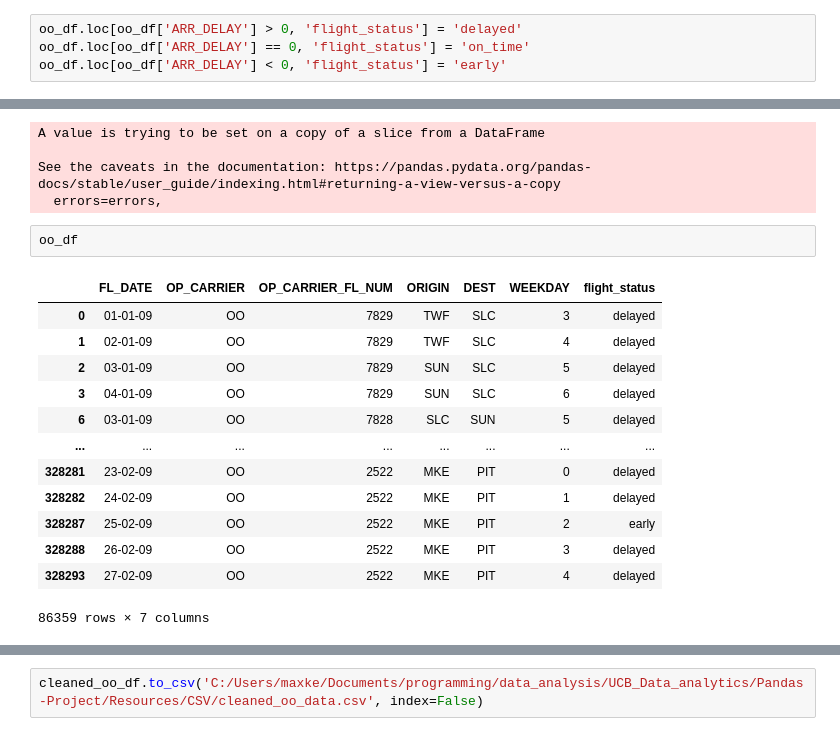
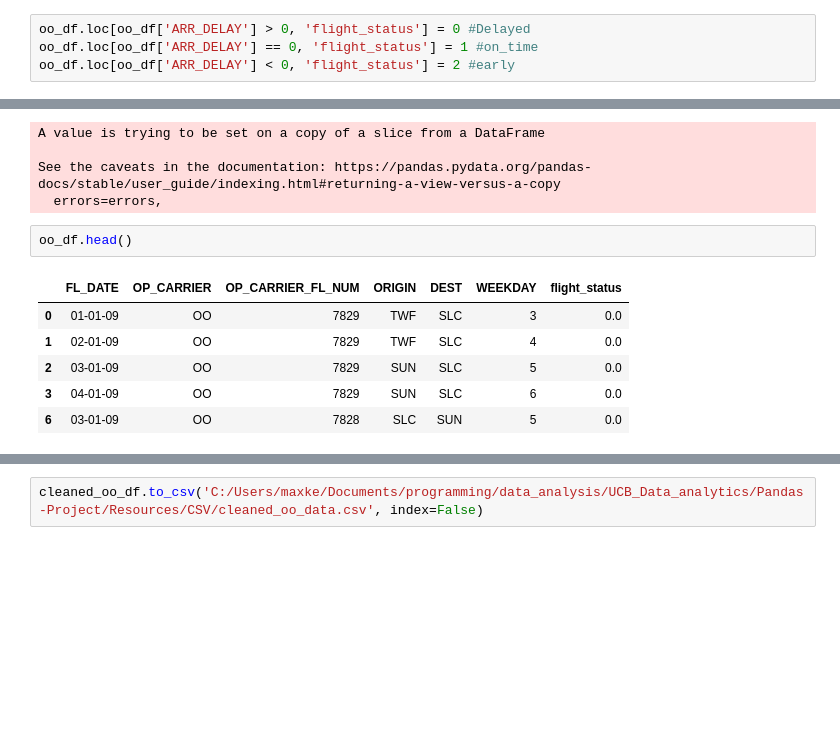
Before and after one commit to mjncardenas/Pandas-Project, a Jupyter notebook: cleaning_data.ipynb, the cells around one changed output, grey strips where cells are left out. Drawn from its saved outputs; the diff is of its cells as text; blank space fills up the shorter version.

```diff
--- a/cleaning_data.ipynb
+++ b/cleaning_data.ipynb
@@ -86,7 +81,7 @@ oo_df
 # %%
-oo_df.loc[oo_df['ARR_DELAY'] > 0, 'flight_status'] = 'delayed'
-oo_df.loc[oo_df['ARR_DELAY'] == 0, 'flight_status'] = 'on_time'
-oo_df.loc[oo_df['ARR_DELAY'] < 0, 'flight_status'] = 'early'
+oo_df.loc[oo_df['ARR_DELAY'] > 0, 'flight_status'] = 0 #Delayed
+oo_df.loc[oo_df['ARR_DELAY'] == 0, 'flight_status'] = 1 #on_time
+oo_df.loc[oo_df['ARR_DELAY'] < 0, 'flight_status'] = 2 #early
 # %% [output]
 A value is trying to be set on a copy of a slice from a DataFrame.
 Try using .loc[row_indexer,col_indexer] = value instead
@@ -106,20 +101,13 @@ A value is trying to be set on a copy of a slice from a DataFrame
 See the caveats in the documentation: https://pandas.pydata.org/pandas-docs/stable/user_guide/indexing.html#returning-a-view-versus-a-copy
   errors=errors,
 # %%
-oo_df
+oo_df.head()
 # %% [output]
 |  | FL_DATE | OP_CARRIER | OP_CARRIER_FL_NUM | ORIGIN | DEST | WEEKDAY | flight_status |
-| 0 | 01-01-09 | OO | 7829 | TWF | SLC | 3 | delayed |
-| 1 | 02-01-09 | OO | 7829 | TWF | SLC | 4 | delayed |
-| 2 | 03-01-09 | OO | 7829 | SUN | SLC | 5 | delayed |
-| 3 | 04-01-09 | OO | 7829 | SUN | SLC | 6 | delayed |
-| 6 | 03-01-09 | OO | 7828 | SLC | SUN | 5 | delayed |
-| ... | ... | ... | ... | ... | ... | ... | ... |
-| 328281 | 23-02-09 | OO | 2522 | MKE | PIT | 0 | delayed |
-| 328282 | 24-02-09 | OO | 2522 | MKE | PIT | 1 | delayed |
-| 328287 | 25-02-09 | OO | 2522 | MKE | PIT | 2 | early |
-| 328288 | 26-02-09 | OO | 2522 | MKE | PIT | 3 | delayed |
-| 328293 | 27-02-09 | OO | 2522 | MKE | PIT | 4 | delayed |
+| 0 | 01-01-09 | OO | 7829 | TWF | SLC | 3 | 0.0 |
+| 1 | 02-01-09 | OO | 7829 | TWF | SLC | 4 | 0.0 |
+| 2 | 03-01-09 | OO | 7829 | SUN | SLC | 5 | 0.0 |
+| 3 | 04-01-09 | OO | 7829 | SUN | SLC | 6 | 0.0 |
+| 6 | 03-01-09 | OO | 7828 | SLC | SUN | 5 | 0.0 |
-86359 rows × 7 columns
 # %%
 # Converting weekday numbers
```
Also changed, not shown: parts of 22 cells of this notebook, 6 other files.
